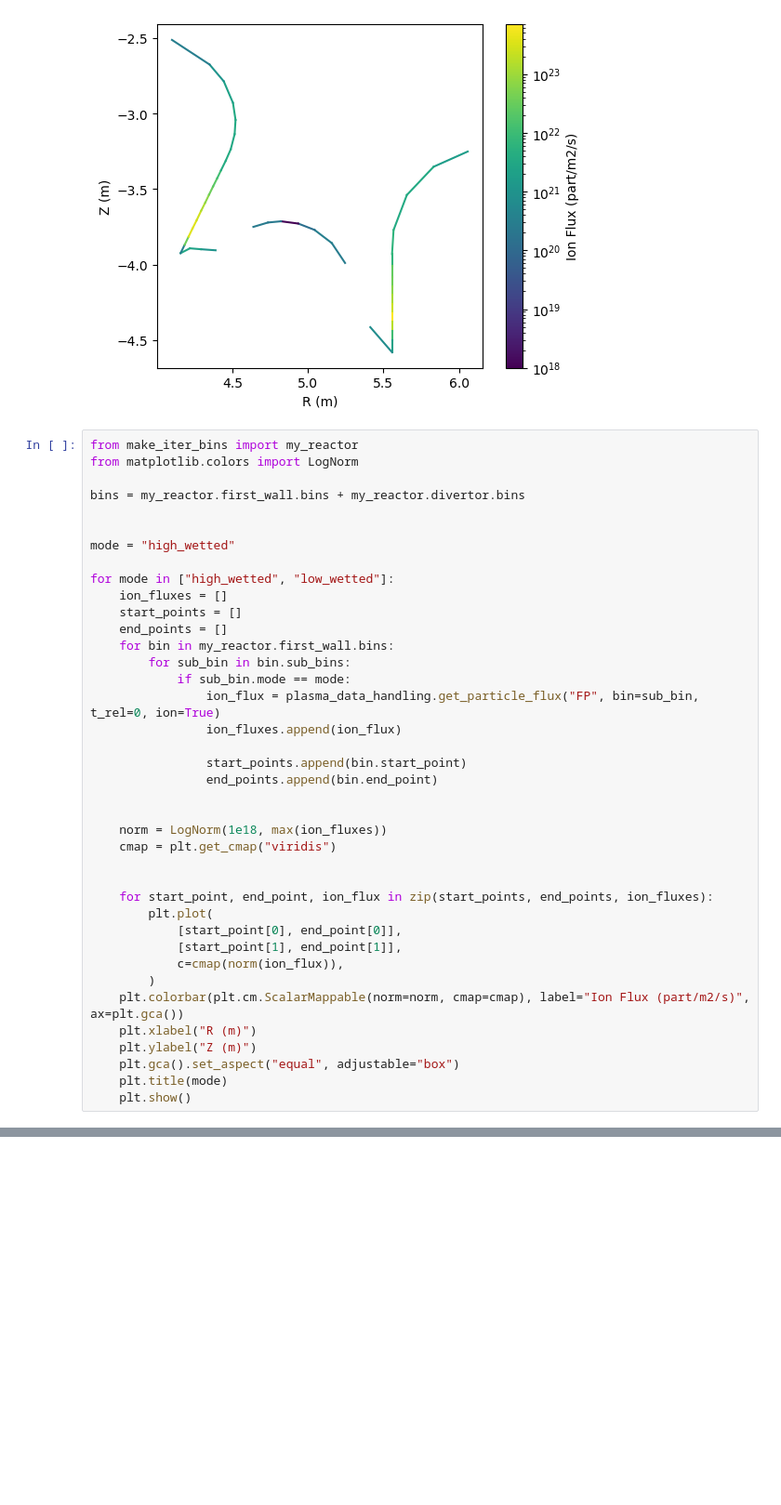
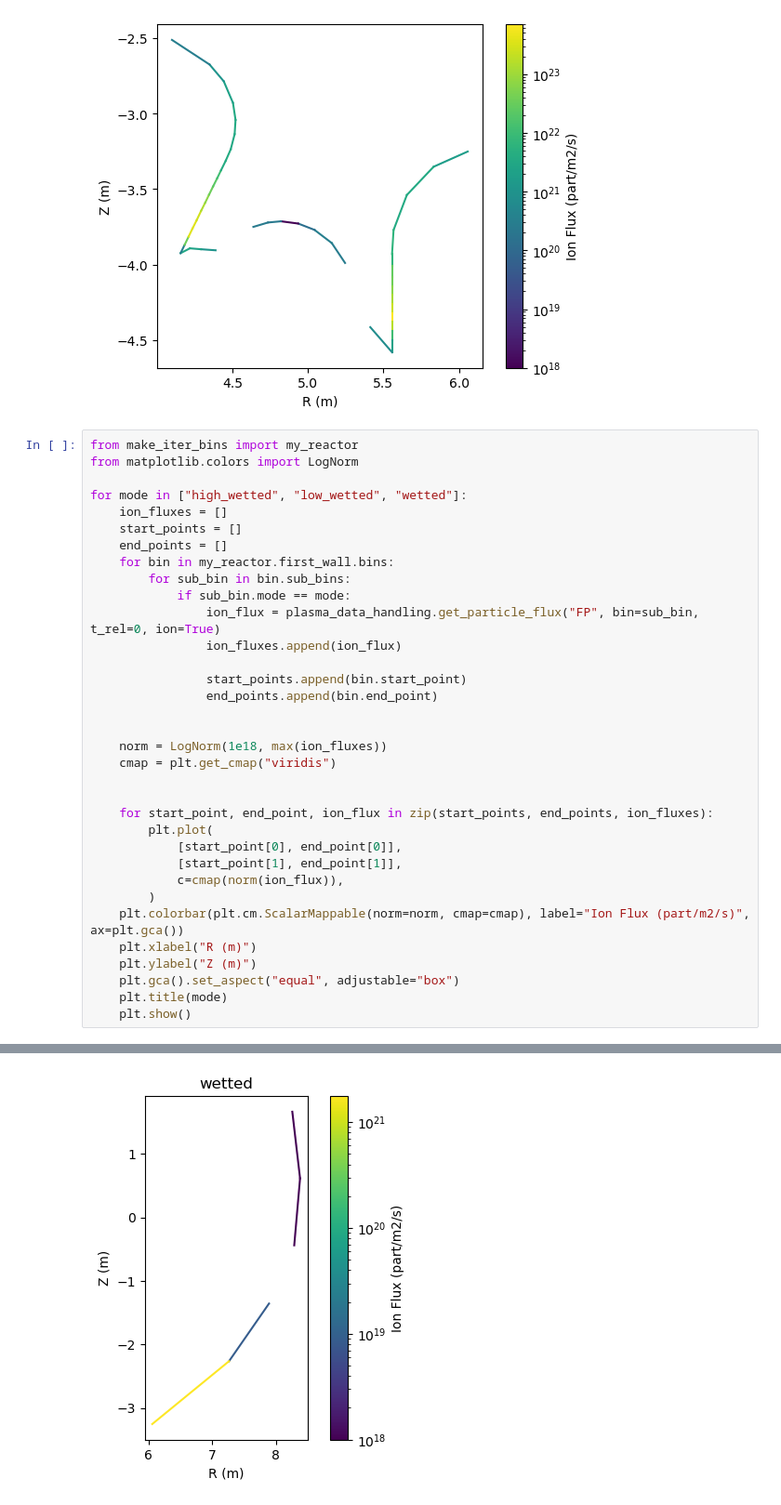
Before and after one commit to kaelyndunnell/hisp, a Jupyter notebook: plotting.ipynb, the cells around one changed output, grey strips where cells are left out. Shown at 93% size. Cells and saved outputs as stored; diff of their text form; blank space fills up the shorter version.

Commit message:
more plot versions

```diff
--- a/plotting.ipynb
+++ b/plotting.ipynb
@@ -79,41 +79,37 @@ plt.gca().set_aspect("equal", adjustable="box")
 from make_iter_bins import my_reactor
 from matplotlib.colors import LogNorm
 
-bins = my_reactor.first_wall.bins + my_reactor.divertor.bins
-
-
-mode = "high_wetted"
-
-for mode in ["high_wetted", "low_wetted"]:
+for mode in ["high_wetted", "low_wetted", "wetted"]:
     ion_fluxes = []
     start_points = []
     end_points = []
     for bin in my_reactor.first_wall.bins:
         for sub_bin in bin.sub_bins:
             if sub_bin.mode == mode:
                 ion_flux = plasma_data_handling.get_particle_flux("FP", bin=sub_bin, t_rel=0, ion=True)
                 ion_fluxes.append(ion_flux)
 
                 start_points.append(bin.start_point)
                 end_points.append(bin.end_point)
 
 
     norm = LogNorm(1e18, max(ion_fluxes))
     cmap = plt.get_cmap("viridis")
 
 
     for start_point, end_point, ion_flux in zip(start_points, end_points, ion_fluxes):
         plt.plot(
             [start_point[0], end_point[0]],
             [start_point[1], end_point[1]],
             c=cmap(norm(ion_flux)),
         )
     plt.colorbar(plt.cm.ScalarMappable(norm=norm, cmap=cmap), label="Ion Flux (part/m2/s)", ax=plt.gca())
     plt.xlabel("R (m)")
     plt.ylabel("Z (m)")
     plt.gca().set_aspect("equal", adjustable="box")
     plt.title(mode)
     plt.show()
 # %% [output]
 [figure]
 [figure]
+[figure, added]
```
Also changed, not shown: parts of 3 cells of this notebook.
